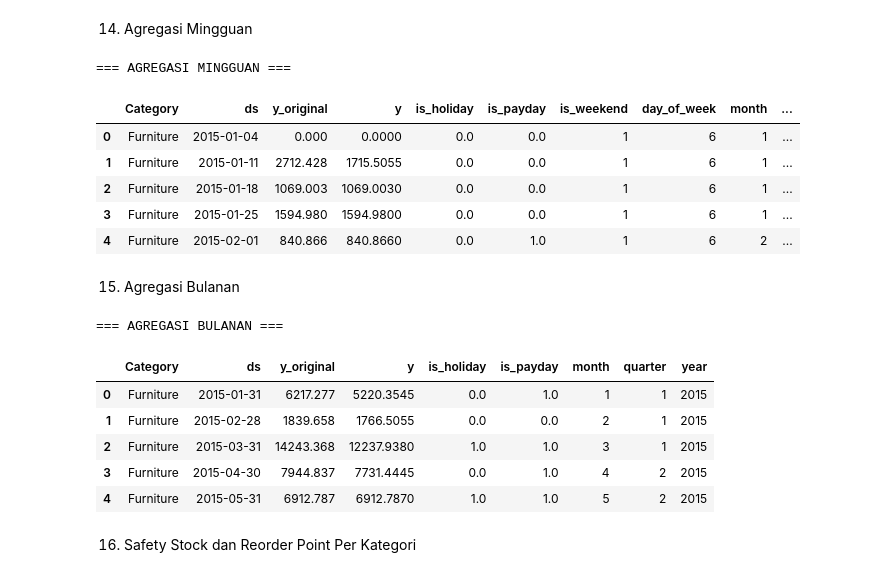
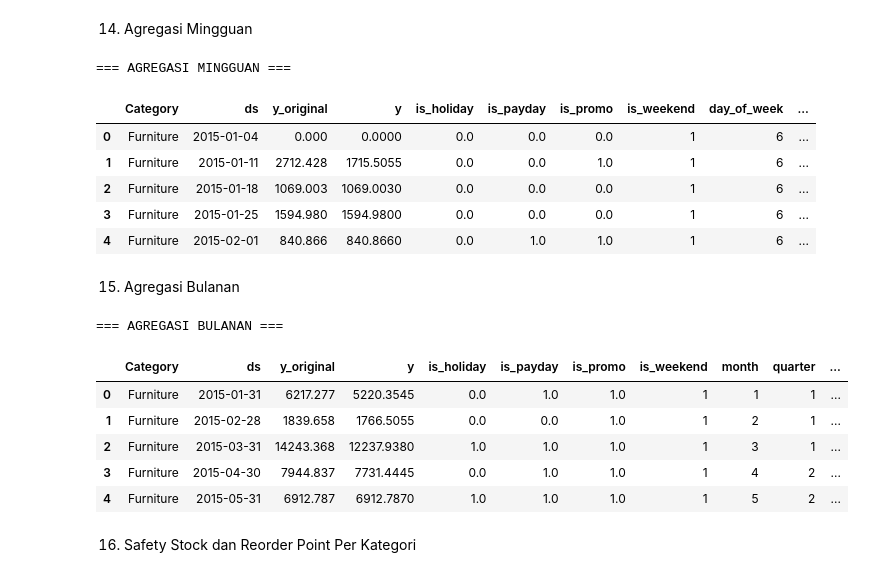
Before and after one commit to shavel28/StockSight-AI-PJK-GM073, a Jupyter notebook: Notebooks/Data_Engineering_Pipeline.ipynb, the cells around one changed output. Drawn from its saved outputs; the diff is of its cells as text; code cells hidden in the pictures.

```diff
--- a/Notebooks/Data_Engineering_Pipeline.ipynb
+++ b/Notebooks/Data_Engineering_Pipeline.ipynb
@@ -122,7 +125,7 @@ duplicate_count = df_cleaned.duplicated().sum()
 df_cleaned = df_cleaned.drop_duplicates()
 
 # 3. Konversi kolom tanggal ke datetime
-# Dataset menggunakan format tanggal day/month/year, sehingga perlu dayfirst=True
+# Dataset menggunakan format day/month/year
 df_cleaned['Order Date'] = pd.to_datetime(
     df_cleaned['Order Date'],
     dayfirst=True,
@@ -142,30 +145,40 @@ invalid_ship_date = df_cleaned['Ship Date'].isnull().sum()
 # 5. Order Date wajib ada untuk time series
 df_cleaned = df_cleaned.dropna(subset=['Order Date'])
 
-# 6. Validasi kolom Sales
+# 6. Validasi Sales
 df_cleaned['Sales'] = pd.to_numeric(
     df_cleaned['Sales'],
     errors='coerce'
 )
 
-# 7. Missing value pada Sales diisi median, bukan langsung dihapus
+# 7. Missing Sales diisi median
 sales_median = df_cleaned['Sales'].median()
 df_cleaned['Sales'] = df_cleaned['Sales'].fillna(sales_median)
 
-# 8. Jika ada nilai Sales negatif, ubah menjadi 0
+# 8. Sales negatif diubah menjadi 0
 df_cleaned.loc[df_cleaned['Sales'] < 0, 'Sales'] = 0
 
 # 9. Category kosong diisi Unknown
 df_cleaned['Category'] = df_cleaned['Category'].fillna('Unknown')
 
-# 10. Postal Code tidak digunakan untuk forecasting, jadi missing value diisi Unknown
+# 10. Postal Code tidak dipakai forecasting, jadi missing value diisi Unknown
 if 'Postal Code' in df_cleaned.columns:
     df_cleaned['Postal Code'] = df_cleaned['Postal Code'].fillna('Unknown')
 
-# 11. Reset index agar rapi
+# 11. Discount sebagai indikator promo
+# Jika dataset tidak memiliki Discount, dibuat bernilai 0
+if 'Discount' in df_cleaned.columns:
+    df_cleaned['Discount'] = pd.to_numeric(
+        df_cleaned['Discount'],
+        errors='coerce'
+    )
+    df_cleaned['Discount'] = df_cleaned['Discount'].fillna(0)
+else:
+    df_cleaned['Discount'] = 0
+
+# 12. Reset index
 df_cleaned = df_cleaned.reset_index(drop=True)
 
-# 12. Ringkasan hasil cleaning
 print("Jumlah data awal:", initial_rows)
 print("Jumlah duplikasi sebelum cleaning:", duplicate_count)
 print("Order Date gagal dikonversi:", invalid_order_date)
@@ -367,7 +424,11 @@ df_ts_category = (
     .agg({
         'Sales': 'sum',
         'is_holiday': 'max',
-        'is_payday': 'max'
+        'is_payday': 'max',
+        'is_weekend': 'max',
+        'is_double_date': 'max',
+        'is_promo': 'max',
+        'promo_factor': 'max'
     })
     .reset_index()
 )
@@ -688,6 +800,7 @@ df_weekly = (
         'y_capped': 'sum',
         'is_holiday': 'max',
         'is_payday': 'max',
+        'is_promo': 'max',
         'is_weekend': 'max'
     })
     .reset_index()
@@ -707,50 +820,52 @@ df_weekly['year'] = df_weekly['ds'].dt.year
 df_weekly.head()
 # %% [output]
 === AGREGASI MINGGUAN ===
-|  | Category | ds | y_original | y | is_holiday | is_payday | is_weekend | day_of_week | month | ... |
-| 0 | Furniture | 2015-01-04 | 0.000 | 0.0000 | 0.0 | 0.0 | 1 | 6 | 1 | ... |
-| 1 | Furniture | 2015-01-11 | 2712.428 | 1715.5055 | 0.0 | 0.0 | 1 | 6 | 1 | ... |
-| 2 | Furniture | 2015-01-18 | 1069.003 | 1069.0030 | 0.0 | 0.0 | 1 | 6 | 1 | ... |
-| 3 | Furniture | 2015-01-25 | 1594.980 | 1594.9800 | 0.0 | 0.0 | 1 | 6 | 1 | ... |
-| 4 | Furniture | 2015-02-01 | 840.866 | 840.8660 | 0.0 | 1.0 | 1 | 6 | 2 | ... |
+|  | Category | ds | y_original | y | is_holiday | is_payday | is_promo | is_weekend | day_of_week | ... |
+| 0 | Furniture | 2015-01-04 | 0.000 | 0.0000 | 0.0 | 0.0 | 0.0 | 1 | 6 | ... |
+| 1 | Furniture | 2015-01-11 | 2712.428 | 1715.5055 | 0.0 | 0.0 | 1.0 | 1 | 6 | ... |
+| 2 | Furniture | 2015-01-18 | 1069.003 | 1069.0030 | 0.0 | 0.0 | 0.0 | 1 | 6 | ... |
+| 3 | Furniture | 2015-01-25 | 1594.980 | 1594.9800 | 0.0 | 0.0 | 0.0 | 1 | 6 | ... |
+| 4 | Furniture | 2015-02-01 | 840.866 | 840.8660 | 0.0 | 1.0 | 1.0 | 1 | 6 | ... |
 # %% [markdown]
 15. Agregasi Bulanan
 # %%
 print("=== AGREGASI BULANAN ===")
 
 df_monthly = (
     df_ts_category_full
     .set_index('ds')
     .groupby('Category')
     .resample('M')
     .agg({
         'y_original': 'sum',
         'y_capped': 'sum',
         'is_holiday': 'max',
-        'is_payday': 'max'
+        'is_payday': 'max',
+        'is_promo': 'max',
+        'is_weekend': 'max'
     })
     .reset_index()
 )
 
 df_monthly = df_monthly.rename(
     columns={
         'y_capped': 'y'
     }
 )
 
 df_monthly['month'] = df_monthly['ds'].dt.month
 df_monthly['quarter'] = df_monthly['ds'].dt.quarter
 df_monthly['year'] = df_monthly['ds'].dt.year
 
 df_monthly.head()
 # %% [output]
 === AGREGASI BULANAN ===
-|  | Category | ds | y_original | y | is_holiday | is_payday | month | quarter | year |
-| 0 | Furniture | 2015-01-31 | 6217.277 | 5220.3545 | 0.0 | 1.0 | 1 | 1 | 2015 |
-| 1 | Furniture | 2015-02-28 | 1839.658 | 1766.5055 | 0.0 | 0.0 | 2 | 1 | 2015 |
-| 2 | Furniture | 2015-03-31 | 14243.368 | 12237.9380 | 1.0 | 1.0 | 3 | 1 | 2015 |
-| 3 | Furniture | 2015-04-30 | 7944.837 | 7731.4445 | 0.0 | 1.0 | 4 | 2 | 2015 |
-| 4 | Furniture | 2015-05-31 | 6912.787 | 6912.7870 | 1.0 | 1.0 | 5 | 2 | 2015 |
+|  | Category | ds | y_original | y | is_holiday | is_payday | is_promo | is_weekend | month | quarter | ... |
+| 0 | Furniture | 2015-01-31 | 6217.277 | 5220.3545 | 0.0 | 1.0 | 1.0 | 1 | 1 | 1 | ... |
+| 1 | Furniture | 2015-02-28 | 1839.658 | 1766.5055 | 0.0 | 0.0 | 1.0 | 1 | 2 | 1 | ... |
+| 2 | Furniture | 2015-03-31 | 14243.368 | 12237.9380 | 1.0 | 1.0 | 1.0 | 1 | 3 | 1 | ... |
+| 3 | Furniture | 2015-04-30 | 7944.837 | 7731.4445 | 0.0 | 1.0 | 1.0 | 1 | 4 | 2 | ... |
+| 4 | Furniture | 2015-05-31 | 6912.787 | 6912.7870 | 1.0 | 1.0 | 1.0 | 1 | 5 | 2 | ... |
 # %% [markdown]
 16. Safety Stock dan Reorder Point Per Kategori
 # %%
```
Also changed, not shown: parts of 8 cells of this notebook.
